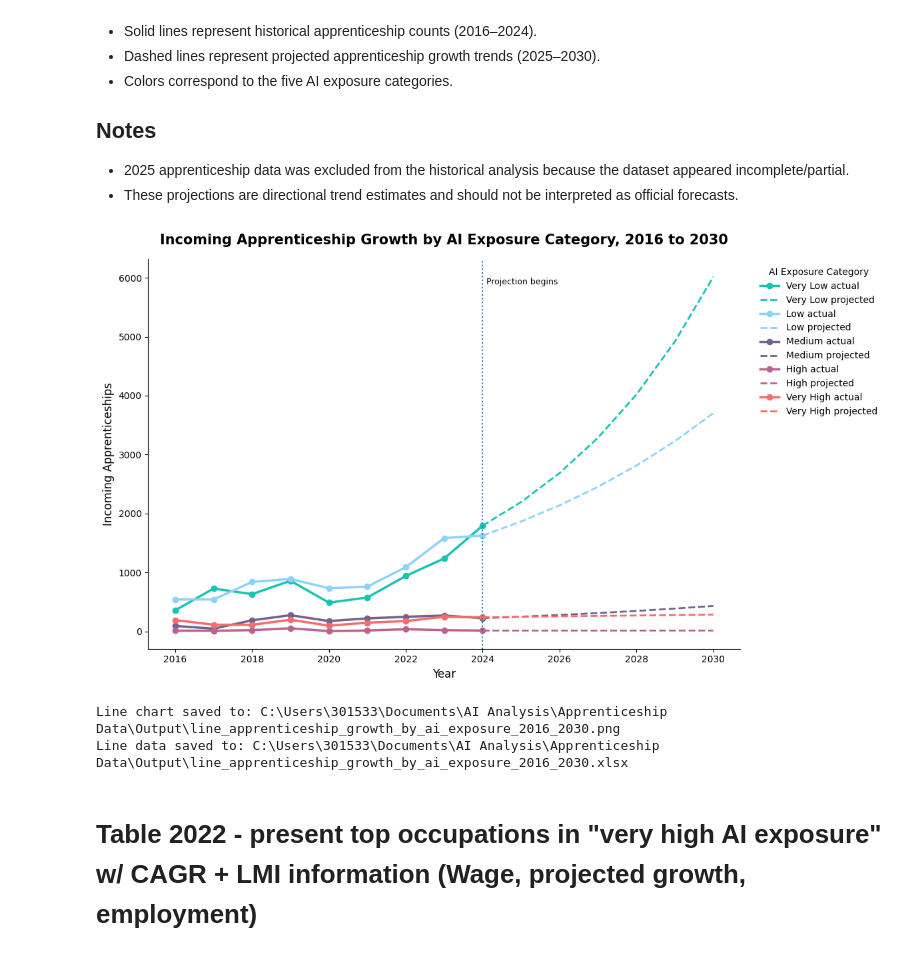
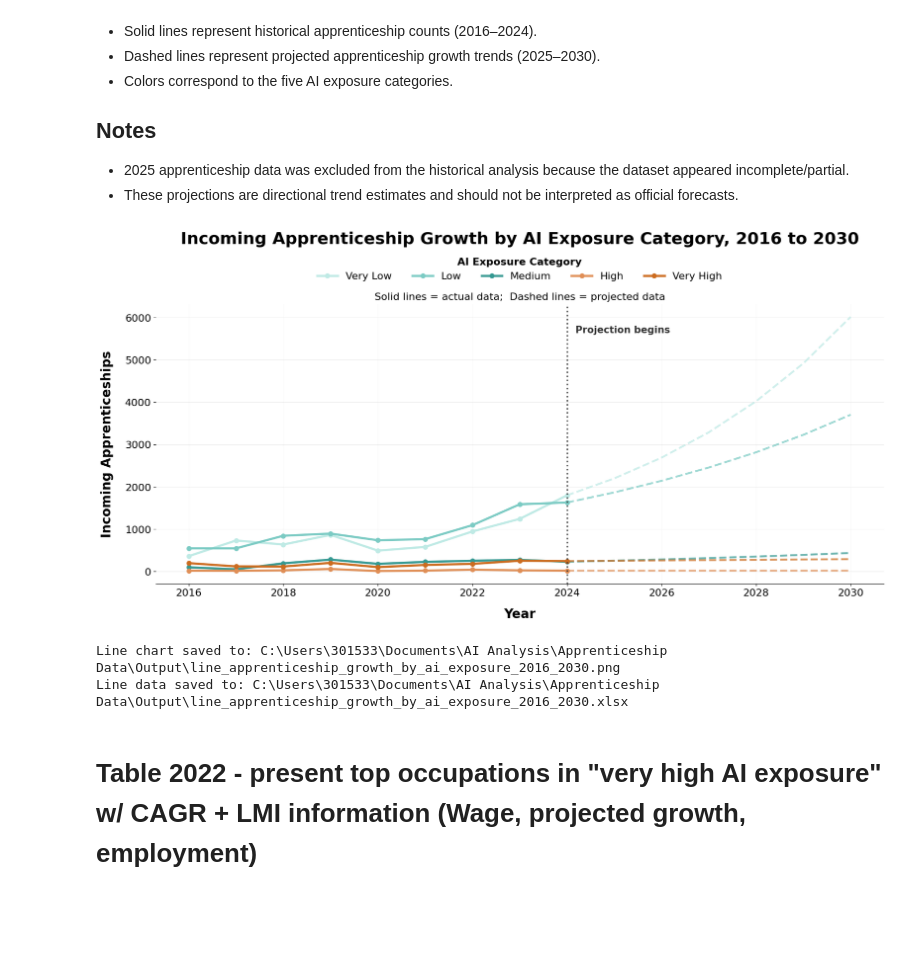
Before and after one commit to aarielle10/Walmart-Landscape-Analysis, a Jupyter notebook: Apprenticeship.ipynb, the cells around one changed output. Saved outputs shown, nothing was run; the diff lists cells and outputs as text; code cells hidden in the pictures; blank space fills up the shorter version.

Commit message:
Update AI report and apprenticeship analysis

```diff
--- a/Apprenticeship.ipynb
+++ b/Apprenticeship.ipynb
@@ -428,7 +528,6 @@ actual_start_year = 2016
 actual_end_year = 2024
 projection_end_year = 2030
 
-# Find incoming apprenticeship columns
 year_cols = {}
 
 for c in app.columns:
@@ -440,7 +539,6 @@ for c in app.columns:
 if not year_cols:
     raise ValueError("Could not find incoming apprenticeship columns for 2016 to 2024.")
 
-# Use merged_all so we keep all occupations, including Construction
 line_long = merged_all.melt(
     id_vars=["SOC", "Occupation", exposure_col],
     value_vars=list(year_cols.keys()),
@@ -449,12 +547,12 @@ line_long = merged_all.melt(
 )
 
 line_long["Year"] = line_long["Year Column"].map(year_cols)
+
 line_long["Incoming Apprenticeships"] = pd.to_numeric(
     line_long["Incoming Apprenticeships"],
     errors="coerce"
 ).fillna(0)
 
-# Aggregate by year and AI exposure category
 line_actual = (
     line_long
     .groupby(["Year", exposure_col], as_index=False)["Incoming Apprenticeships"]
@@ -511,7 +609,7 @@ line_all = pd.concat(
 # PLOT LINE GRAPH
 # =========================================================
 
-fig, ax = plt.subplots(figsize=(12, 7))
+fig, ax = plt.subplots(figsize=(18, 10.5))
 
 for exposure in exposure_order:
     actual = line_all[
@@ -531,72 +629,118 @@ for exposure in exposure_order:
         actual["Year"],
         actual["Incoming Apprenticeships"],
         marker="o",
-        linewidth=2.5,
+        markersize=7,
+        linewidth=3.4,
         color=ai_colors[exposure],
-        label=f"{exposure} actual"
+        label=exposure
     )
 
     ax.plot(
         projected["Year"],
         projected["Incoming Apprenticeships"],
         linestyle="--",
-        linewidth=2,
+        linewidth=3.0,
         color=ai_colors[exposure],
-        label=f"{exposure} projected"
+        alpha=0.72,
+        label="_nolegend_"
     )
 
 ax.set_title(
     "Incoming Apprenticeship Growth by AI Exposure Category, 2016 to 2030",
-    fontsize=15,
+    fontsize=26,
     fontweight="bold",
-    pad=16
+    pad=95
 )
 
-ax.set_xlabel("Year", fontsize=12)
-ax.set_ylabel("Incoming Apprenticeships", fontsize=12)
+legend = ax.legend(
+    title="AI Exposure Category",
+    loc="upper center",
+    bbox_to_anchor=(0.5, 1.20),
+    ncol=5,
+    frameon=False,
+    fontsize=16,
+    title_fontsize=16
+)
+
+ax.text(
+    0.5,
+    1.01,
+    "Solid lines = actual data;  Dashed lines = projected data",
+    transform=ax.transAxes,
+    ha="center",
+    va="bottom",
+    fontsize=16
+)
+
+plt.subplots_adjust(
+    left=0.10,
+    right=0.98,
+    top=0.62,
+    bottom=0.12
+)
+
+legend.get_title().set_fontweight("bold")
+
+ax.set_xlabel("Year", fontsize=20, fontweight="bold", labelpad=16)
+ax.set_ylabel("Incoming Apprenticeships", fontsize=20, fontweight="bold", labelpad=18)
+
+ax.tick_params(axis="x", labelsize=16)
+ax.tick_params(axis="y", labelsize=16)
 
 ax.axvline(
     actual_end_year,
     linestyle=":",
-    linewidth=1.5
+    linewidth=2.4,
+    color="#333333",
+    alpha=0.85
 )
 
 ax.text(
-    actual_end_year + 0.1,
-    ax.get_ylim()[1] * 0.95,
+    actual_end_year + 0.18,
+    ax.get_ylim()[1] * 0.92,
     "Projection begins",
-    fontsize=9,
-    va="top"
-)
-
-ax.legend(
-    title="AI Exposure Category",
-    bbox_to_anchor=(1.02, 1),
-    loc="upper left",
-    frameon=False
+    fontsize=15,
+    fontweight="bold",
+    va="top",
+    color="#333333",
+    bbox=dict(facecolor="white", edgecolor="none", alpha=0.95, pad=4)
 )
 
 ax.spines["top"].set_visible(False)
 ax.spines["right"].set_visible(False)
+ax.spines["left"].set_visible(False)
 
-plt.tight_layout()
+ax.grid(axis="y", alpha=0.22)
+ax.grid(axis="x", alpha=0.08)
+ax.set_axisbelow(True)
+
+plt.subplots_adjust(
+    left=0.10,
+    right=0.98,
+    top=0.70,
+    bottom=0.12
+)
 
 # =========================================================
 # SAVE OUTPUTS
 # =========================================================
 
 line_png_output = output_folder / "line_apprenticeship_growth_by_ai_exposure_2016_2030.png"
 line_excel_output = output_folder / "line_apprenticeship_growth_by_ai_exposure_2016_2030.xlsx"
 
-plt.savefig(line_png_output, dpi=300, bbox_inches="tight")
+plt.savefig(
+    line_png_output,
+    dpi=300,
+)
+
 line_all.to_excel(line_excel_output, index=False)
 
 plt.show()
 
 print(f"Line chart saved to: {line_png_output}")
 print(f"Line data saved to: {line_excel_output}")
 # %% [output]
-[figure, old version]
+[figure, new version]
 Line chart saved to: C:\Users\301533\Documents\AI Analysis\Apprenticeship Data\Output\line_apprenticeship_growth_by_ai_exposure_2016_2030.png
 Line data saved to: C:\Users\301533\Documents\AI Analysis\Apprenticeship Data\Output\line_apprenticeship_growth_by_ai_exposure_2016_2030.xlsx
 # %% [markdown]
```
Also changed, not shown: parts of 3 cells of this notebook, 1 other file.
